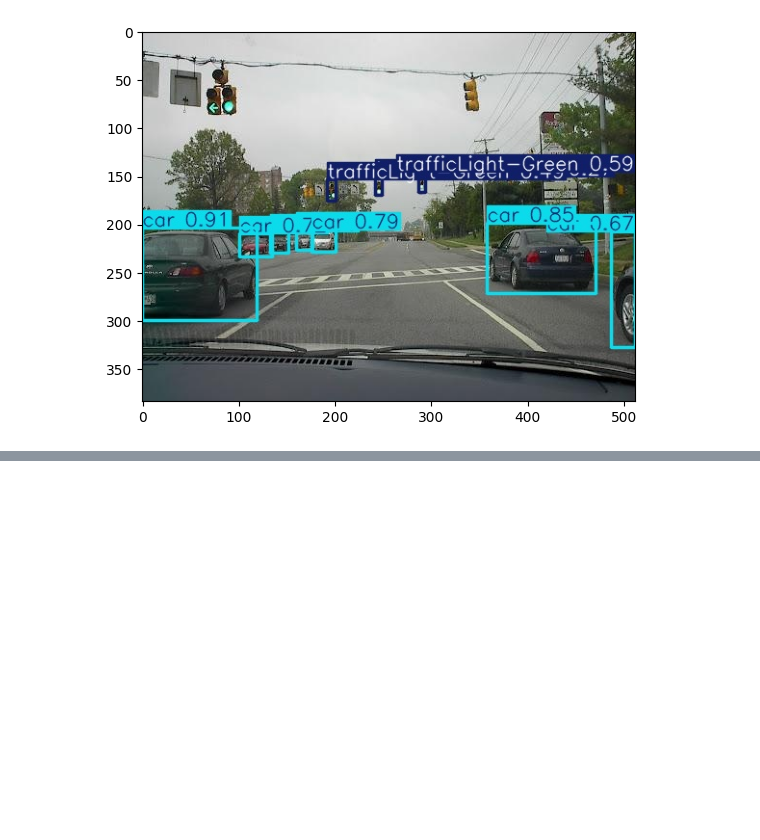
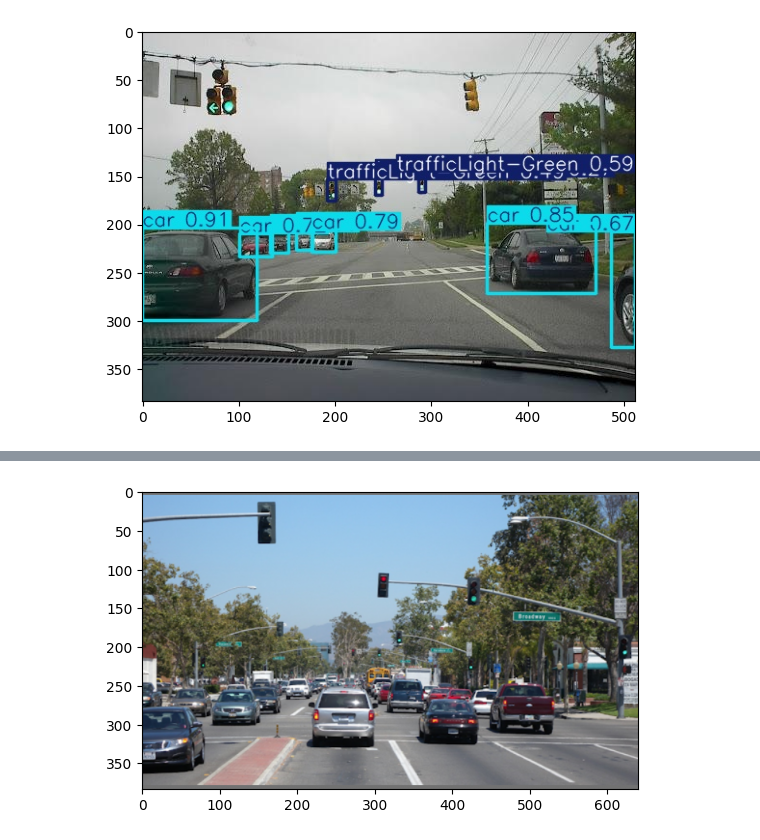
Before and after one commit to Adversarial-Attacks-on-Deeplearning/YOLO, a Jupyter notebook: yolov8/TrainingYOLOv8.ipynb, the cells around one changed output, grey strips where cells are left out. Cells and saved outputs as stored; diff of their text form; code cells hidden in the pictures; blank space fills up the shorter version.

```diff
--- a/yolov8/TrainingYOLOv8.ipynb
+++ b/yolov8/TrainingYOLOv8.ipynb
@@ -159,0 +186,12 @@ speed: {'preprocess': 17.381628999828536, 'inference': 11.797652000041126, 'post
+# %%
+image = cv2.imread('Traffic-signals.png')  # BGR image
+
+adversarial_images, _ = tdag(
+    model=loaded_model,
+    images=[image],
+    target_objects=[3],  # Example: stop sign class
+    adversarial_classes=[1],  # Example: car class
+    max_iter=20,
+    gamma=0.1,
+    device='cuda'
+)
@@ -159,0 +200,80 @@ speed: {'preprocess': 17.381628999828536, 'inference': 11.797652000041126, 'post
+# %%
+import cv2
+import numpy as np
+
+def letterbox(img, new_shape=(640, 640), color=(114, 114, 114), auto=True, scaleFill=False, scaleup=True, stride=32):
+    """
+    Resize and pad image while meeting stride-multiple constraints.
+
+    Parameters:
+        img (np.array): Input image.
+        new_shape (tuple): Desired output shape as (height, width).
+        color (tuple): Border color for padding.
+        auto (bool): If True, make the padding a multiple of stride.
+        scaleFill (bool): If True, stretch the image to fill new_shape (may distort aspect ratio).
+        scaleup (bool): If False, only downscale the image.
+        stride (int): Stride for ensuring padded dimensions are multiples.
+
+    Returns:
+        img (np.array): The resized and padded image.
+        ratio (float): Scaling ratio used.
+        (dw, dh) (tuple): Padding added (width, height) on each side.
+    """
+    # Current shape [height, width]
+    shape = img.shape[:2]
+    if isinstance(new_shape, int):
+        new_shape = (new_shape, new_shape)
+
+    # Calculate scale ratio (new / old) and ensure it doesn't upscale if scaleup is False.
+    r = min(new_shape[0] / shape[0], new_shape[1] / shape[1])
+    if not scaleup:
+        r = min(r, 1.0)
+
+    # Compute new unpadded dimensions
+    new_unpad = (int(round(shape[1] * r)), int(round(shape[0] * r)))
+    # Compute padding
+    dw = new_shape[1] - new_unpad[0]
+    dh = new_shape[0] - new_unpad[1]
+
+    if auto:
+        # Make sure padding is a multiple of stride
+        dw, dh = np.mod(dw, stride), np.mod(dh, stride)
+    elif scaleFill:
+        # Stretch image to fill new_shape, disregarding aspect ratio
+        dw, dh = 0, 0
+        new_unpad = (new_shape[1], new_shape[0])
+        r = new_shape[1] / shape[1], new_shape[0] / shape[0]
+
+    # Divide padding into 2 sides
+    dw /= 2  # width padding (left/right)
+    dh /= 2  # height padding (top/bottom)
+
+    # Resize image if necessary
+    if shape[::-1] != new_unpad:
+        img = cv2.resize(img, new_unpad, interpolation=cv2.INTER_LINEAR)
+
+    # Compute padding values for top, bottom, left, right
+    top = int(round(dh - 0.1))
+    bottom = int(round(dh + 0.1))
+    left = int(round(dw - 0.1))
+    right = int(round(dw + 0.1))
+
+    # Apply padding
+    img = cv2.copyMakeBorder(img, top, bottom, left, right, cv2.BORDER_CONSTANT, value=color)
+
+    return img, r, (dw, dh)
+
+# Example usage:
+if __name__ == "__main__":
+    # Load an image using OpenCV
+    img = cv2.imread("Traffic-signals.png")
+    # Convert BGR to RGB if needed
+    img = cv2.cvtColor(img, cv2.COLOR_BGR2RGB)
+
+    # Apply letterbox
+    resized_img, ratio, padding = letterbox(img, new_shape=(640, 640))
+
+    # Show the result (convert back to BGR for OpenCV display if needed)
+    plt.imshow(resized_img/255)
+# %% [output]
+[figure, added]
```
Also changed, not shown: parts of 10 cells of this notebook, 2 other files.
